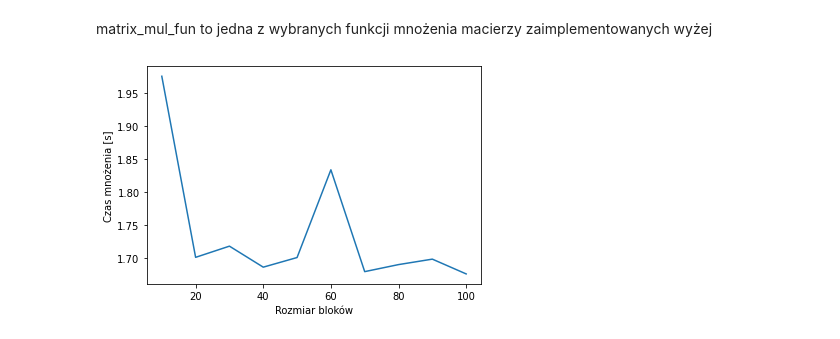
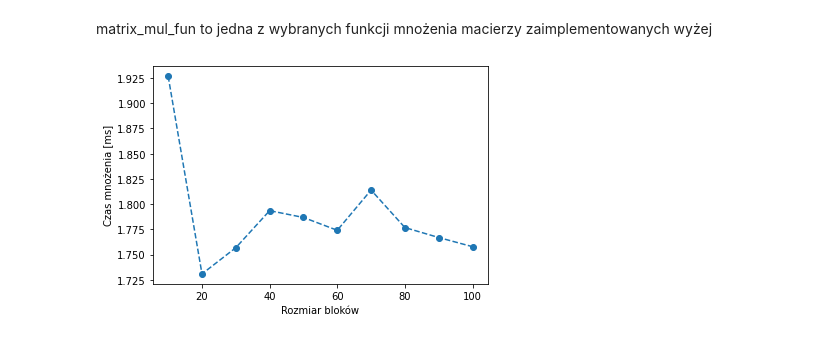
Before and after one commit to macsko/matrix_algorithms, a Jupyter notebook: lab1/lab1.ipynb, the cells around one changed output. Drawn from its saved outputs; the diff is of its cells as text; code cells hidden in the pictures.

```diff
--- a/lab1/lab1.ipynb
+++ b/lab1/lab1.ipynb
@@ -179,20 +165,21 @@ def matrix_block_mul(A, B, C, m, n, k, block_size, matrix_mul_fun):
 # %%
 blocks = []
 mul_time = []
 multiplier = 10
 runs = 100
 
 for i in range(1, 11):
     C = np.zeros((N_n, N_k))
     t0 = time.time()
     for j in range(runs):
-        matrix_block_mul(A, B, C, N, N, N, multiplier*i, mmul_optimal)
+        matrix_block_mul(A, B, C, N_n, N_m, N_k, multiplier*i, mmul_optimal)
     blocks.append(multiplier*i)
     mul_time.append((time.time() - t0) * 10)
 
-plt.plot(blocks, mul_time)
+plt.plot(blocks, mul_time, linestyle='--')
+plt.scatter(blocks, mul_time)
 plt.xlabel("Rozmiar bloków")
 plt.ylabel("Czas mnożenia [ms]")  # TODO: kkafar: sprawdzić, czy jednostka się zgadza
 plt.show()
 # %% [output]
-[figure, old version]
+[figure, new version]
```
Also changed, not shown: parts of 13 cells of this notebook.
